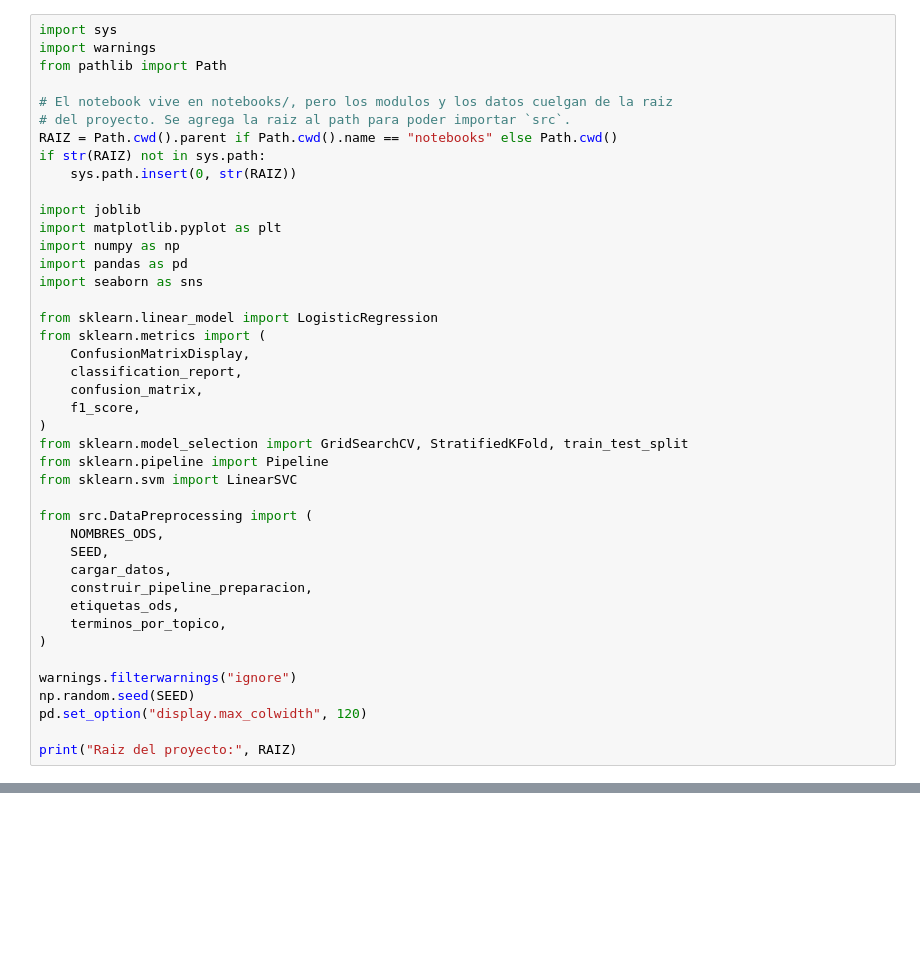
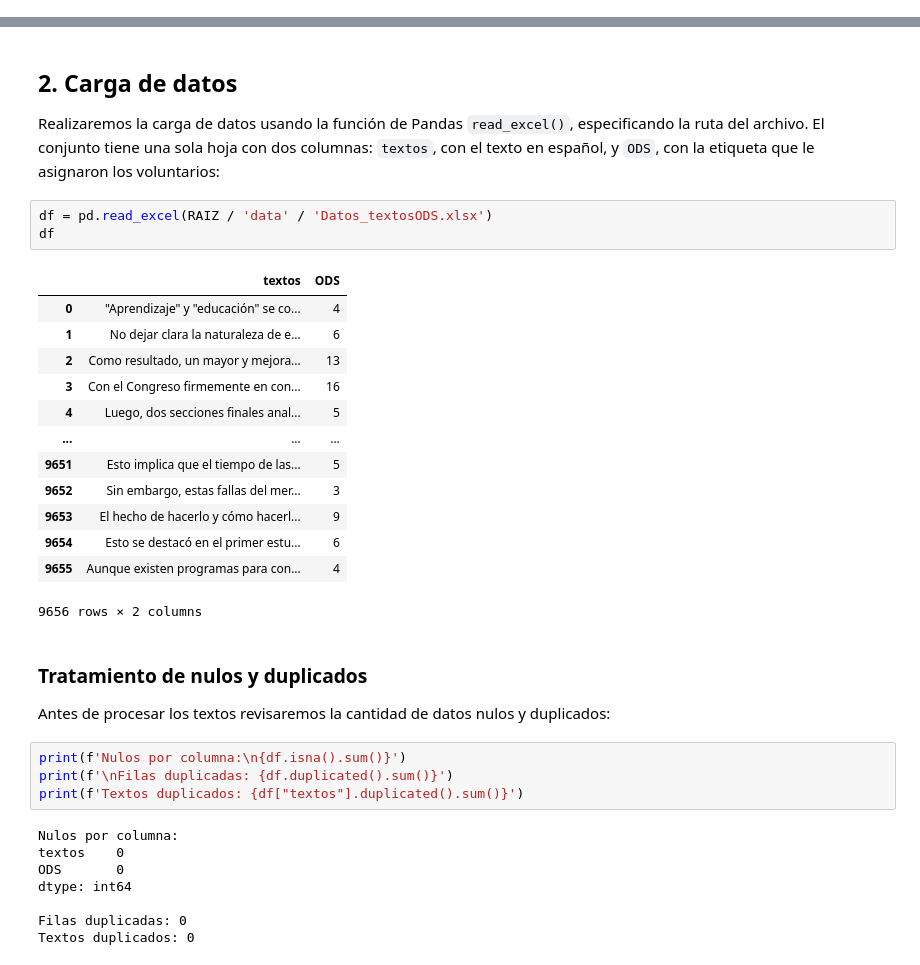
Before and after one commit to JCE2024/sdg-text-classifier, a Jupyter notebook: notebooks/Microproyecto2.ipynb, the cells around one changed output, grey strips where cells are left out. Drawn from its saved outputs; the diff is of its cells as text; blank space fills up the shorter version.

```diff
--- a/notebooks/Microproyecto2.ipynb
+++ b/notebooks/Microproyecto2.ipynb
@@ -25,42 +0,0 @@ El notebook sigue el orden de la rúbrica de evaluación:
-# %%
-import sys
-import warnings
-from pathlib import Path
-
-# El notebook vive en notebooks/, pero los modulos y los datos cuelgan de la raiz
-# del proyecto. Se agrega la raiz al path para poder importar `src`.
-RAIZ = Path.cwd().parent if Path.cwd().name == "notebooks" else Path.cwd()
-if str(RAIZ) not in sys.path:
-    sys.path.insert(0, str(RAIZ))
-
-import joblib
-import matplotlib.pyplot as plt
-import numpy as np
-import pandas as pd
-import seaborn as sns
-
-from sklearn.linear_model import LogisticRegression
-from sklearn.metrics import (
-    ConfusionMatrixDisplay,
-    classification_report,
-    confusion_matrix,
-    f1_score,
-)
-from sklearn.model_selection import GridSearchCV, StratifiedKFold, train_test_split
-from sklearn.pipeline import Pipeline
-from sklearn.svm import LinearSVC
-
-from src.DataPreprocessing import (
-    NOMBRES_ODS,
-    SEED,
-    cargar_datos,
-    construir_pipeline_preparacion,
-    etiquetas_ods,
-    terminos_por_topico,
-)
-
-warnings.filterwarnings("ignore")
-np.random.seed(SEED)
-pd.set_option("display.max_colwidth", 120)
-
-print("Raiz del proyecto:", RAIZ)
@@ -360,0 +77,37 @@ print(controlador.predecir(prueba))
+# %% [markdown]
+## 2. Carga de datos
+
+Realizaremos la carga de datos usando la función de Pandas `read_excel()`, especificando la ruta del archivo. El conjunto tiene una sola hoja con dos columnas: `textos`, con el texto en español, y `ODS`, con la etiqueta que le asignaron los voluntarios:
+# %%
+df = pd.read_excel(RAIZ / 'data' / 'Datos_textosODS.xlsx')
+df
+# %% [output]
+|  | textos | ODS |
+| 0 | "Aprendizaje" y "educación" se co... | 4 |
+| 1 | No dejar clara la naturaleza de e... | 6 |
+| 2 | Como resultado, un mayor y mejora... | 13 |
+| 3 | Con el Congreso firmemente en con... | 16 |
+| 4 | Luego, dos secciones finales anal... | 5 |
+| ... | ... | ... |
+| 9651 | Esto implica que el tiempo de las... | 5 |
+| 9652 | Sin embargo, estas fallas del mer... | 3 |
+| 9653 | El hecho de hacerlo y cómo hacerl... | 9 |
+| 9654 | Esto se destacó en el primer estu... | 6 |
+| 9655 | Aunque existen programas para con... | 4 |
+9656 rows × 2 columns
+# %% [markdown]
+### Tratamiento de nulos y duplicados
+
+Antes de procesar los textos revisaremos la cantidad de datos nulos y duplicados:
+# %%
+print(f'Nulos por columna:\n{df.isna().sum()}')
+print(f'\nFilas duplicadas: {df.duplicated().sum()}')
+print(f'Textos duplicados: {df["textos"].duplicated().sum()}')
+# %% [output]
+Nulos por columna:
+textos    0
+ODS       0
+dtype: int64
+
+Filas duplicadas: 0
+Textos duplicados: 0
```
Also changed, not shown: parts of 100 cells of this notebook, 9 other files.
